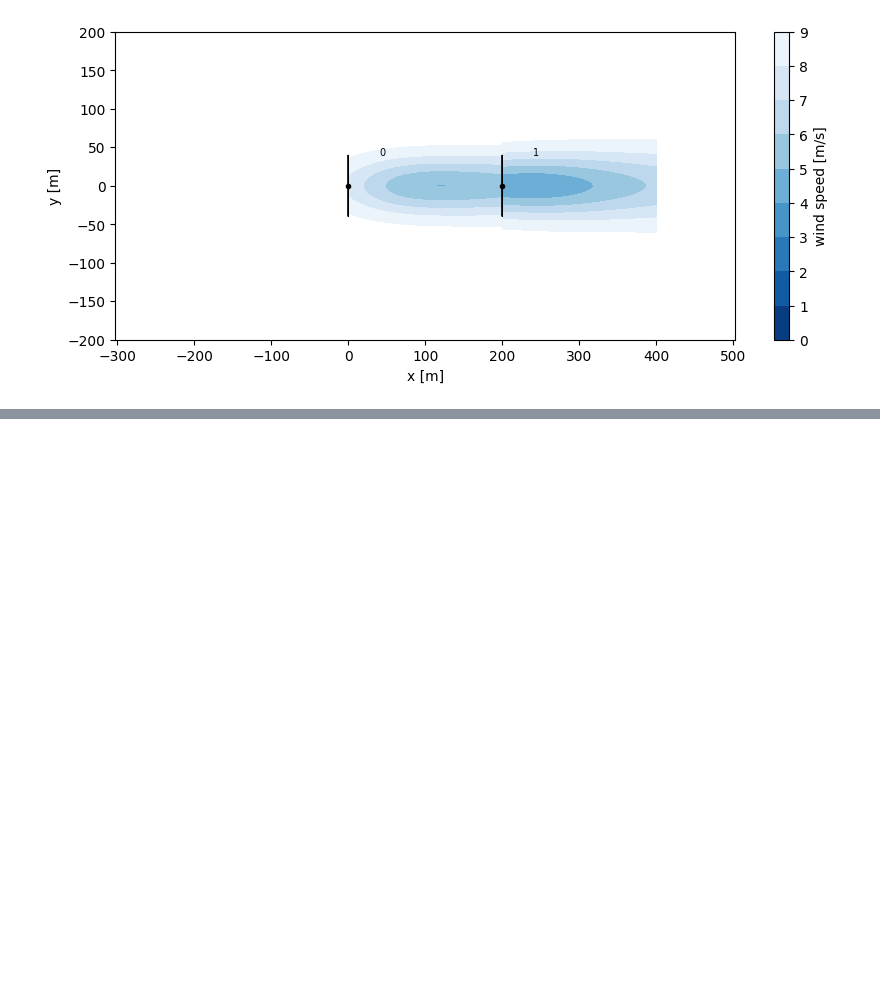
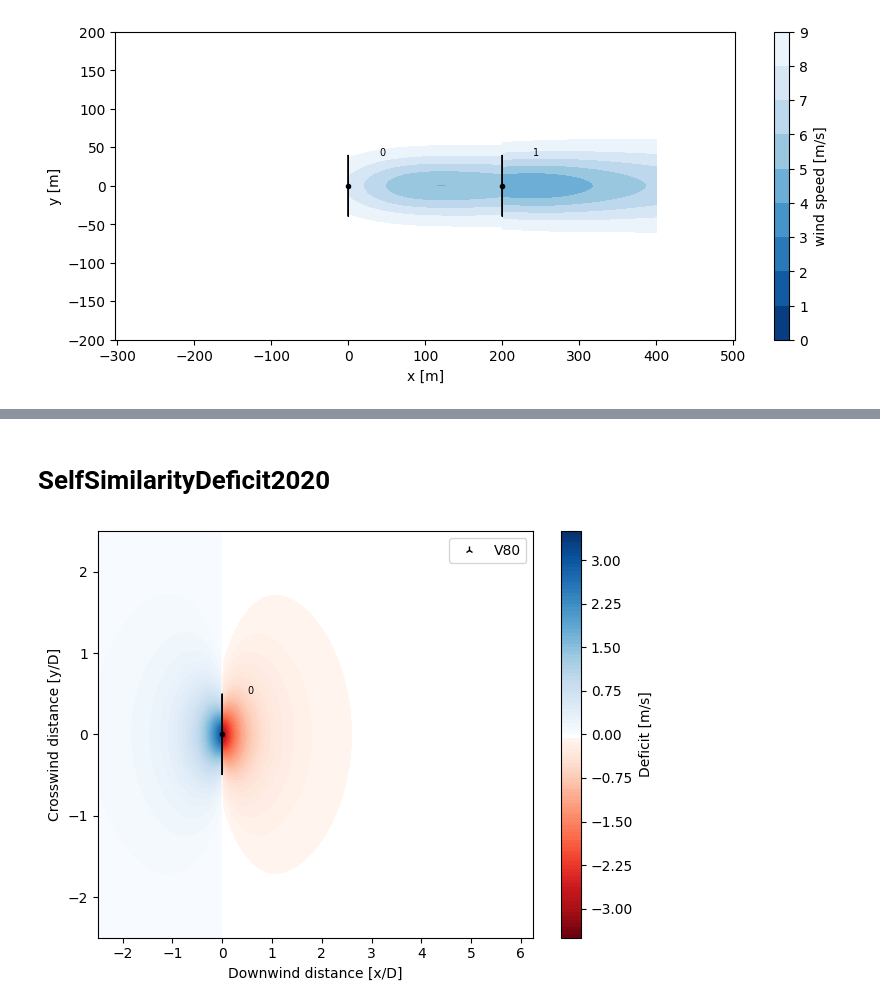
Before and after one commit to mj-arthur103/pywake, a Jupyter notebook: pywake_tuto_stag.ipynb, the cells around one changed output, grey strips where cells are left out. Saved outputs shown, nothing was run; the diff lists cells and outputs as text; code cells hidden in the pictures; blank space fills up the shorter version.

```diff
--- a/pywake_tuto_stag.ipynb
+++ b/pywake_tuto_stag.ipynb
@@ -1018,0 +1096,7 @@ Text(0, 0.5, 'y [m]')
+# %% [markdown]
+# SelfSimilarityDeficit2020
+# %%
+from py_wake.deficit_models import SelfSimilarityDeficit2020
+plot_blockage_deficit_map(SelfSimilarityDeficit2020())
+# %% [output]
+[figure, added]
```
Also changed, not shown: parts of 20 cells of this notebook.
